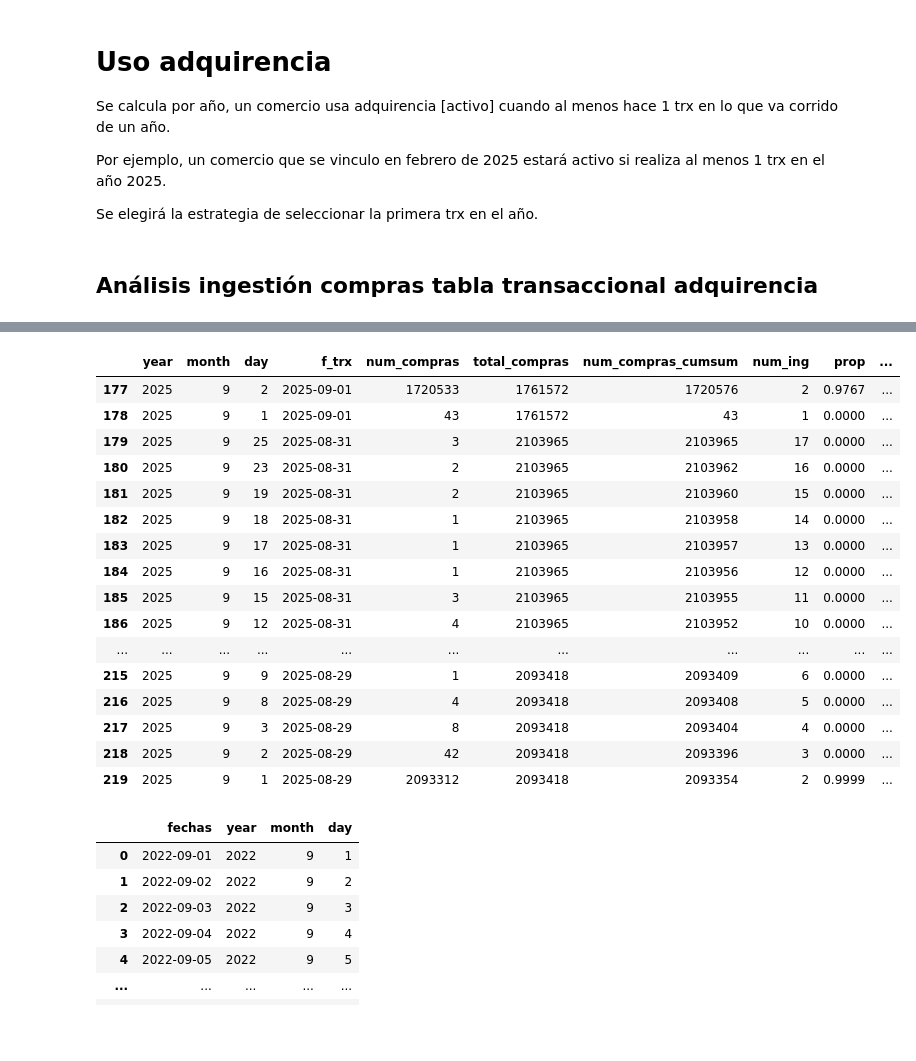
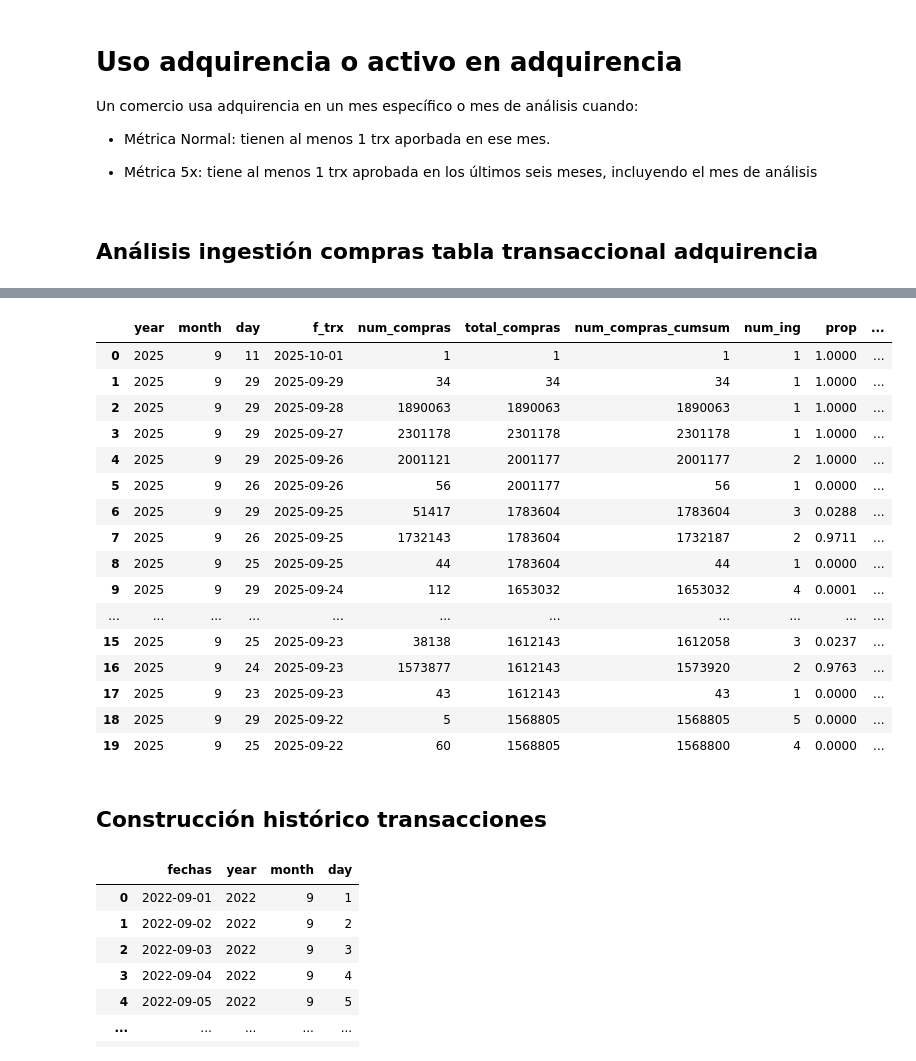
Before and after one commit to Santlond/ADQUIRENCIA_FERIA_EVA_github, a Jupyter notebook: uso_vinc_caliche_blackberry.ipynb, the cells around one changed output, grey strips where cells are left out. Cells and saved outputs as stored; diff of their text form; code cells hidden in the pictures; blank space fills up the shorter version.

```diff
--- a/uso_vinc_caliche_blackberry.ipynb
+++ b/uso_vinc_caliche_blackberry.ipynb
@@ -124,11 +140,11 @@ helper.obtener_dataframe(sql)
 # %% [markdown]
-# Uso adquirencia
+# Uso adquirencia o activo en adquirencia
 
-Se calcula por año, un comercio usa adquirencia [activo] cuando al menos hace 1 trx en lo que va corrido de un año.
+Un comercio usa adquirencia en un mes específico o mes de análisis cuando:
 
-Por ejemplo, un comercio que se vinculo en febrero de 2025 estará activo si realiza al menos 1 trx en el año 2025.
+- Métrica Normal: tienen al menos 1 trx aporbada en ese mes.
 
-Se elegirá la estrategia de seleccionar la primera trx en el año.
+- Métrica 5x: tiene al menos 1 trx aprobada en los últimos seis meses, incluyendo el mes de análisis
 # %% [markdown]
 ## Análisis ingestión compras tabla transaccional adquirencia
 # %%
@@ -171,5 +187,5 @@ FROM outcome2
 ORDER BY f_trx DESC,
          YEAR DESC, MONTH DESC, DAY DESC;
 """
-helper.obtener_dataframe(sql)[177:220]
+helper.obtener_dataframe(sql)[0:20]
 # %% [output]
@@ -183,18 +199,20 @@ helper.obtener_dataframe(sql)[177:220]
 |  | year | month | day | f_trx | num_compras | total_compras | num_compras_cumsum | num_ing | prop | ... |
-| 177 | 2025 | 9 | 2 | 2025-09-01 | 1720533 | 1761572 | 1720576 | 2 | 0.9767 | ... |
-| 178 | 2025 | 9 | 1 | 2025-09-01 | 43 | 1761572 | 43 | 1 | 0.0000 | ... |
-| 179 | 2025 | 9 | 25 | 2025-08-31 | 3 | 2103965 | 2103965 | 17 | 0.0000 | ... |
-| 180 | 2025 | 9 | 23 | 2025-08-31 | 2 | 2103965 | 2103962 | 16 | 0.0000 | ... |
-| 181 | 2025 | 9 | 19 | 2025-08-31 | 2 | 2103965 | 2103960 | 15 | 0.0000 | ... |
-| 182 | 2025 | 9 | 18 | 2025-08-31 | 1 | 2103965 | 2103958 | 14 | 0.0000 | ... |
-| 183 | 2025 | 9 | 17 | 2025-08-31 | 1 | 2103965 | 2103957 | 13 | 0.0000 | ... |
-| 184 | 2025 | 9 | 16 | 2025-08-31 | 1 | 2103965 | 2103956 | 12 | 0.0000 | ... |
-| 185 | 2025 | 9 | 15 | 2025-08-31 | 3 | 2103965 | 2103955 | 11 | 0.0000 | ... |
-| 186 | 2025 | 9 | 12 | 2025-08-31 | 4 | 2103965 | 2103952 | 10 | 0.0000 | ... |
+| 0 | 2025 | 9 | 11 | 2025-10-01 | 1 | 1 | 1 | 1 | 1.0000 | ... |
+| 1 | 2025 | 9 | 29 | 2025-09-29 | 34 | 34 | 34 | 1 | 1.0000 | ... |
+| 2 | 2025 | 9 | 29 | 2025-09-28 | 1890063 | 1890063 | 1890063 | 1 | 1.0000 | ... |
+| 3 | 2025 | 9 | 29 | 2025-09-27 | 2301178 | 2301178 | 2301178 | 1 | 1.0000 | ... |
+| 4 | 2025 | 9 | 29 | 2025-09-26 | 2001121 | 2001177 | 2001177 | 2 | 1.0000 | ... |
+| 5 | 2025 | 9 | 26 | 2025-09-26 | 56 | 2001177 | 56 | 1 | 0.0000 | ... |
+| 6 | 2025 | 9 | 29 | 2025-09-25 | 51417 | 1783604 | 1783604 | 3 | 0.0288 | ... |
+| 7 | 2025 | 9 | 26 | 2025-09-25 | 1732143 | 1783604 | 1732187 | 2 | 0.9711 | ... |
+| 8 | 2025 | 9 | 25 | 2025-09-25 | 44 | 1783604 | 44 | 1 | 0.0000 | ... |
+| 9 | 2025 | 9 | 29 | 2025-09-24 | 112 | 1653032 | 1653032 | 4 | 0.0001 | ... |
 | ... | ... | ... | ... | ... | ... | ... | ... | ... | ... | ... |
-| 215 | 2025 | 9 | 9 | 2025-08-29 | 1 | 2093418 | 2093409 | 6 | 0.0000 | ... |
-| 216 | 2025 | 9 | 8 | 2025-08-29 | 4 | 2093418 | 2093408 | 5 | 0.0000 | ... |
-| 217 | 2025 | 9 | 3 | 2025-08-29 | 8 | 2093418 | 2093404 | 4 | 0.0000 | ... |
-| 218 | 2025 | 9 | 2 | 2025-08-29 | 42 | 2093418 | 2093396 | 3 | 0.0000 | ... |
-| 219 | 2025 | 9 | 1 | 2025-08-29 | 2093312 | 2093418 | 2093354 | 2 | 0.9999 | ... |
+| 15 | 2025 | 9 | 25 | 2025-09-23 | 38138 | 1612143 | 1612058 | 3 | 0.0237 | ... |
+| 16 | 2025 | 9 | 24 | 2025-09-23 | 1573877 | 1612143 | 1573920 | 2 | 0.9763 | ... |
+| 17 | 2025 | 9 | 23 | 2025-09-23 | 43 | 1612143 | 43 | 1 | 0.0000 | ... |
+| 18 | 2025 | 9 | 29 | 2025-09-22 | 5 | 1568805 | 1568805 | 5 | 0.0000 | ... |
+| 19 | 2025 | 9 | 25 | 2025-09-22 | 60 | 1568805 | 1568800 | 4 | 0.0000 | ... |
+# %% [markdown]
+## Construcción histórico transacciones
 # %%
```
Also changed, not shown: parts of 23 cells of this notebook, 5 other files.
